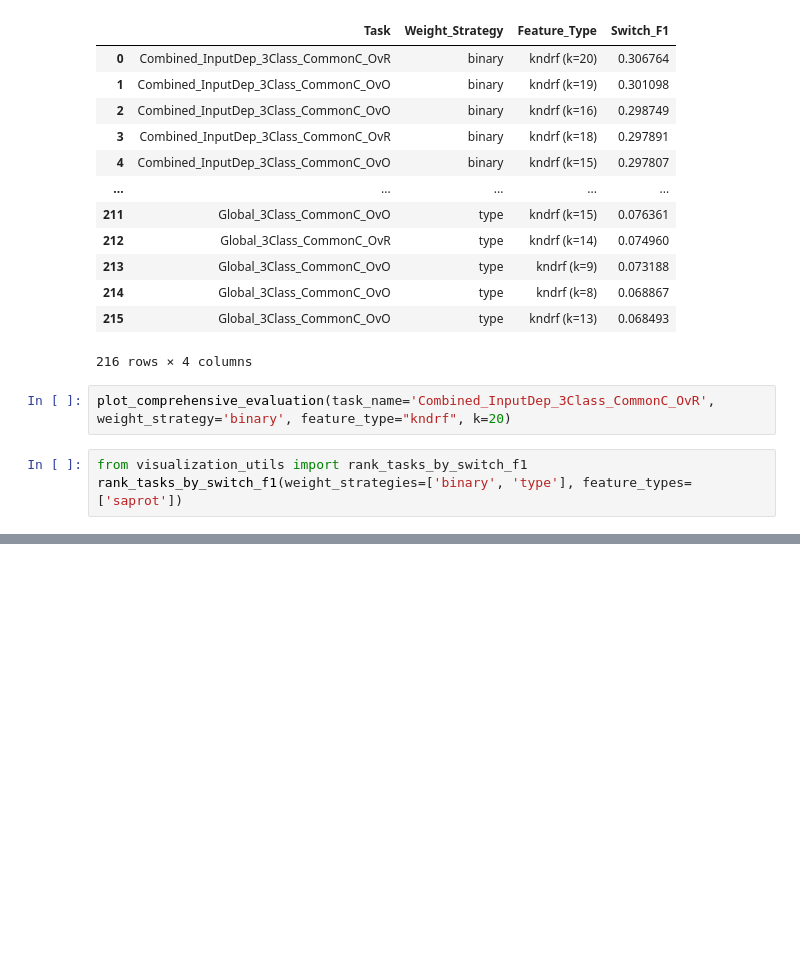
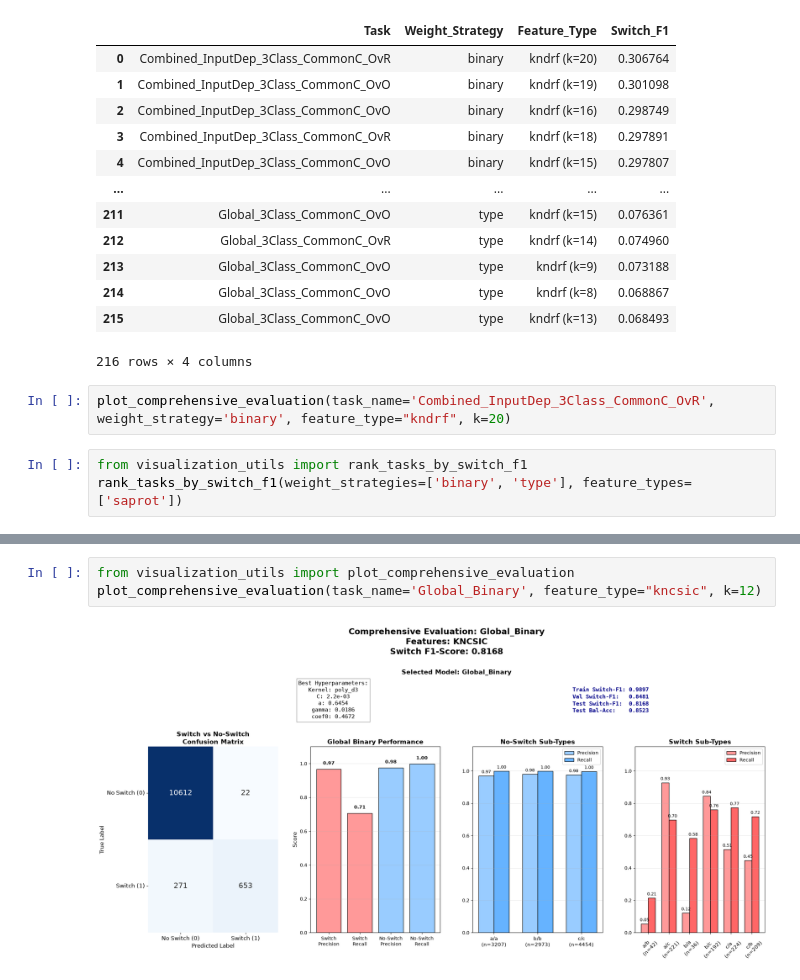
Before and after one commit to Pranav-Machingal/fs_classification_bda26, a Jupyter notebook: results_visualization.ipynb, the cells around one changed output, grey strips where cells are left out. Drawn from its saved outputs; the diff is of its cells as text; blank space fills up the shorter version.

```diff
--- a/results_visualization.ipynb
+++ b/results_visualization.ipynb
@@ -162,0 +174,5 @@ rank_tasks_by_switch_f1(weight_strategies=['binary', 'type'], feature_types=['kn
+# %%
+from visualization_utils import plot_comprehensive_evaluation
+plot_comprehensive_evaluation(task_name='Global_Binary', feature_type="kncsic", k=12)
+# %% [output]
+[figure, added]
```
Also changed, not shown: parts of 6 cells of this notebook, 3 other files.
